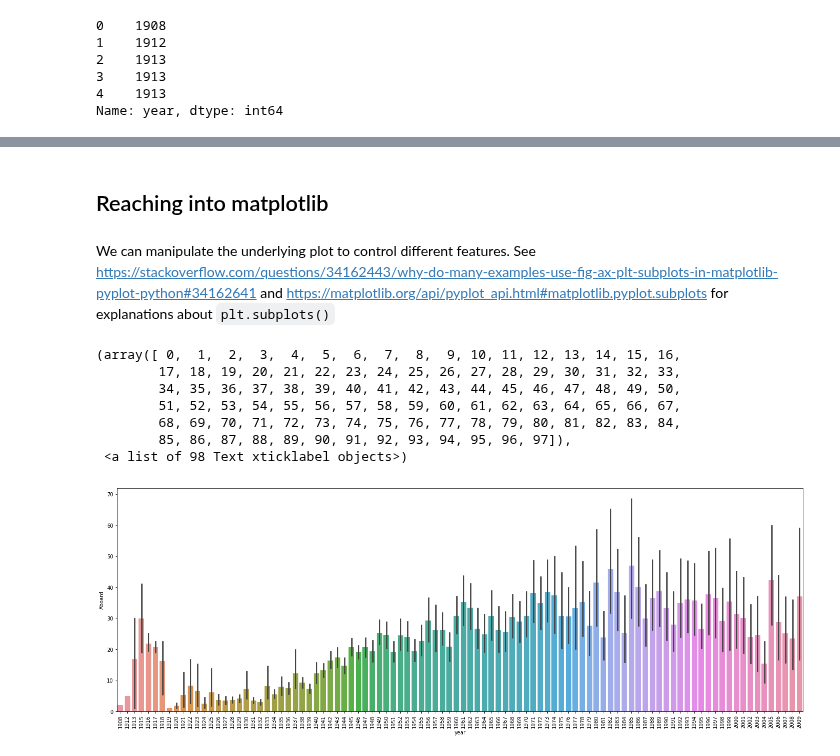
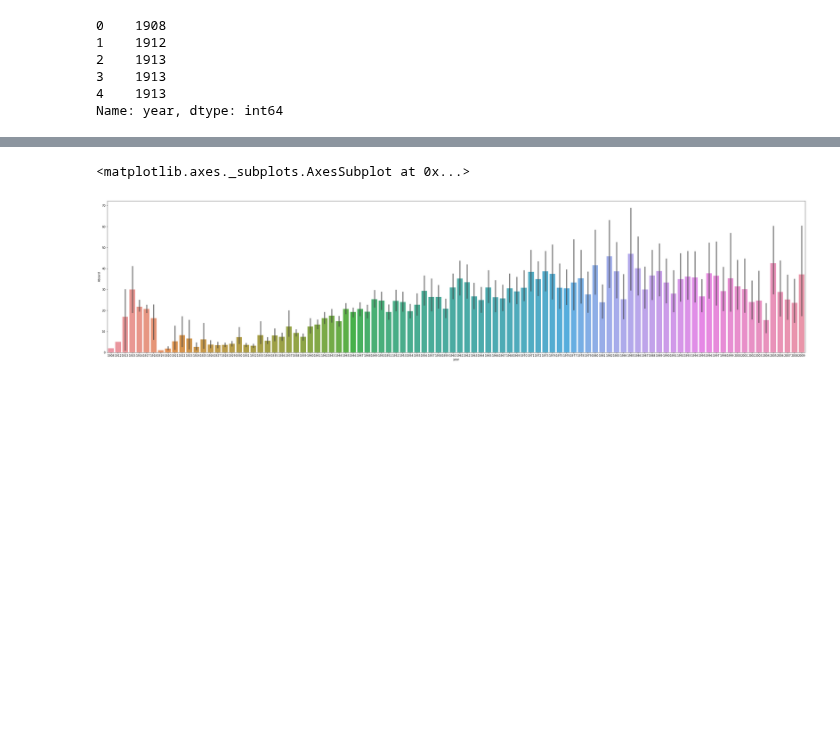
Before and after one commit to anhnguyendepocen/si370, a Jupyter notebook: 370_06_Visualization_I.ipynb, the cells around one changed output, grey strips where cells are left out. Cells and saved outputs as stored; diff of their text form; code cells hidden in the pictures; blank space fills up the shorter version.

````diff
--- a/370_06_Visualization_I.ipynb
+++ b/370_06_Visualization_I.ipynb
@@ -286,22 +277,7 @@ sns.barplot('year','Aboard',data=crashes)
-# %% [markdown]
-## Reaching into matplotlib
-# %% [markdown]
-We can manipulate the underlying plot to control different features.  See
-https://stackoverflow.com/questions/34162443/why-do-many-examples-use-fig-ax-plt-subplots-in-matplotlib-pyplot-python#34162641
-and
-https://matplotlib.org/api/pyplot_api.html#matplotlib.pyplot.subplots for explanations about ```plt.subplots()```
 # %%
 from matplotlib import pyplot as plt
-fig, ax = plt.subplots()
-fig.set_size_inches(24, 8)
+plt.figure(figsize=(45,10))
 sns.barplot('year','Aboard',data=crashes)
-plt.xticks(rotation=90)
 # %% [output]
-(array([ 0,  1,  2,  3,  4,  5,  6,  7,  8,  9, 10, 11, 12, 13, 14, 15, 16,
-        17, 18, 19, 20, 21, 22, 23, 24, 25, 26, 27, 28, 29, 30, 31, 32, 33,
-        34, 35, 36, 37, 38, 39, 40, 41, 42, 43, 44, 45, 46, 47, 48, 49, 50,
-        51, 52, 53, 54, 55, 56, 57, 58, 59, 60, 61, 62, 63, 64, 65, 66, 67,
-        68, 69, 70, 71, 72, 73, 74, 75, 76, 77, 78, 79, 80, 81, 82, 83, 84,
-        85, 86, 87, 88, 89, 90, 91, 92, 93, 94, 95, 96, 97]),
- <a list of 98 Text xticklabel objects>)
+<matplotlib.axes._subplots.AxesSubplot at 0x...>
-[figure, old version]
+[figure, new version]
````
Also changed, not shown: parts of 36 cells of this notebook, 3 other files.
